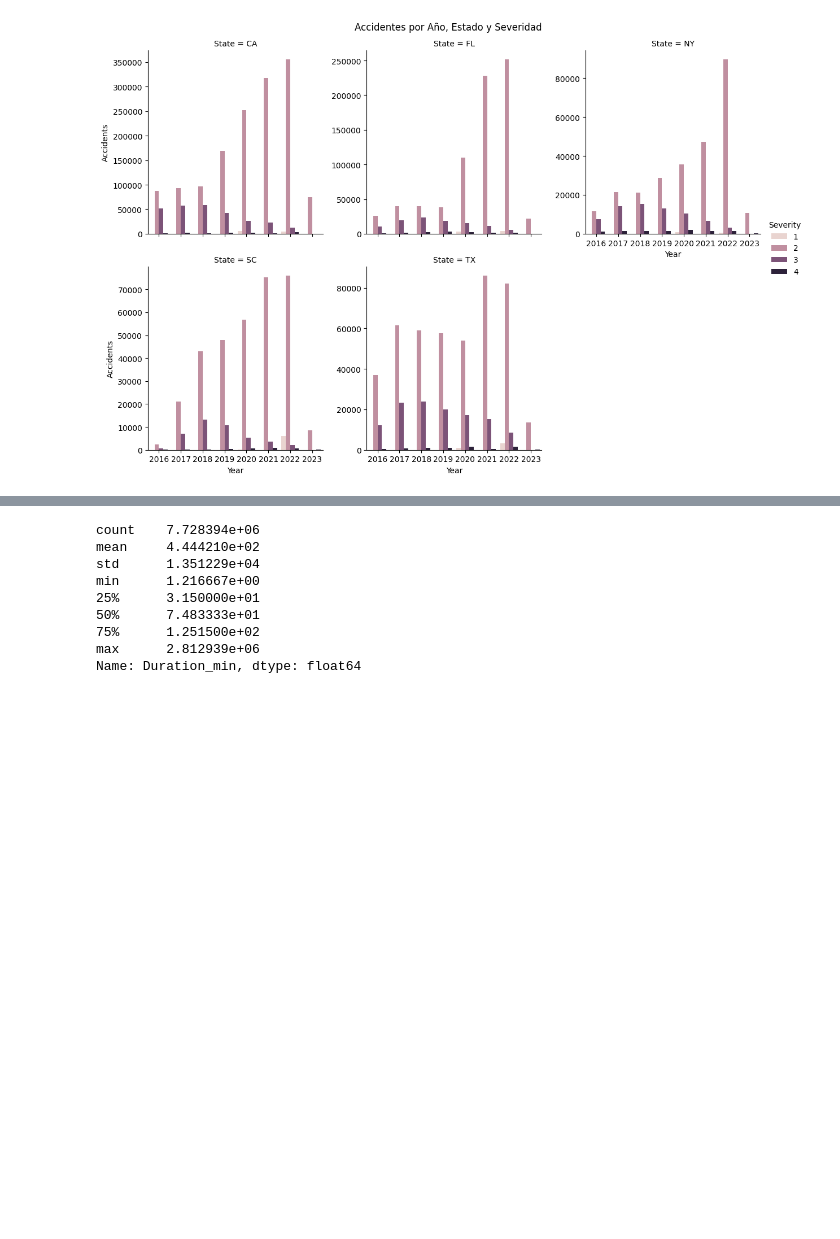
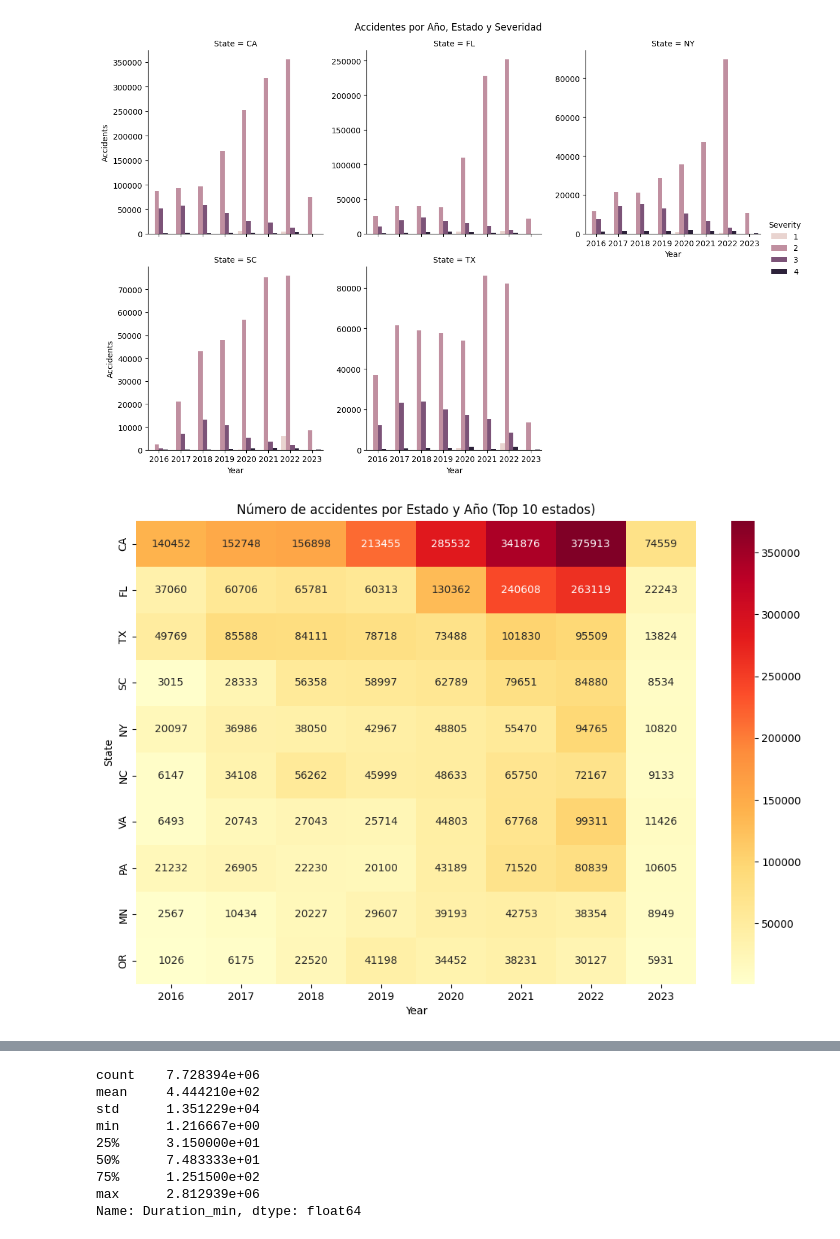
Before and after one commit to KAGmay05/Traffic_Accidents_Stats_Analysis, a Jupyter notebook: Analisis_Exploratorio_Datos.ipynb, the cells around one changed output, grey strips where cells are left out. Drawn from its saved outputs; the diff is of its cells as text; code cells hidden in the pictures; blank space fills up the shorter version.

```diff
--- a/Analisis_Exploratorio_Datos.ipynb
+++ b/Analisis_Exploratorio_Datos.ipynb
@@ -457,3 +570,14 @@ g.fig.suptitle('Accidentes por Año, Estado y Severidad', y=1.02)
 plt.show()
 # %% [output]
 [figure]
+# %%
+pivot_state_year = df.groupby(['State', 'Year']).size().unstack(fill_value=0)
+top_10_states = df['State'].value_counts().head(10).index
+pivot_filtrado = pivot_state_year.loc[top_10_states]
+
+plt.figure(figsize=(12,8))
+sns.heatmap(pivot_filtrado, annot=True, fmt='d', cmap='YlOrRd')
+plt.title('Número de accidentes por Estado y Año (Top 10 estados)')
+plt.show()
+# %% [output]
+[figure, added]
```
Also changed, not shown: parts of 56 cells of this notebook.
